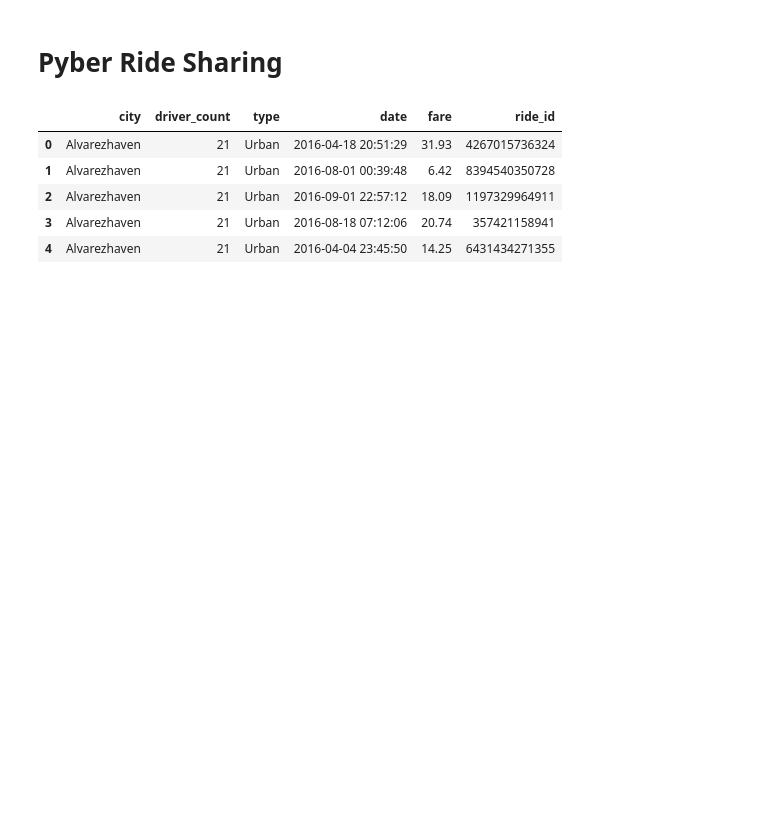
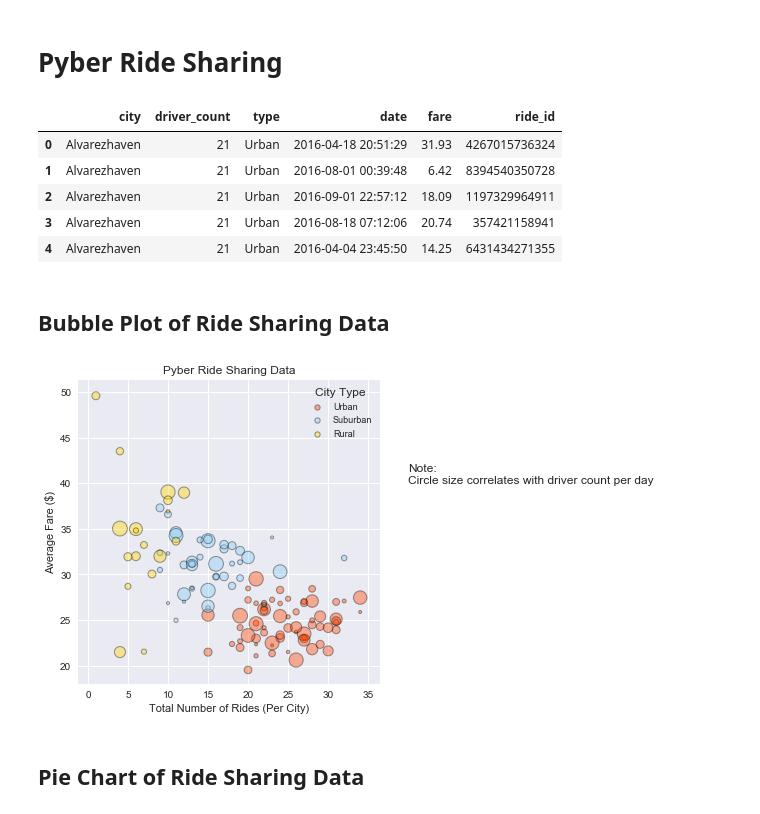
Before and after one commit to deleojean/matplotlib-challenge, a Jupyter notebook: Pyber/main.ipynb, the cells around one changed output. Saved outputs shown, nothing was run; the diff lists cells and outputs as text; code cells hidden in the pictures; blank space fills up the shorter version.

```diff
--- a/Pyber/main.ipynb
+++ b/Pyber/main.ipynb
@@ -31,3 +31,39 @@ pyber_data.head()
 | 2 | Alvarezhaven | 21 | Urban | 2016-09-01 22:57:12 | 18.09 | 1197329964911 |
 | 3 | Alvarezhaven | 21 | Urban | 2016-08-18 07:12:06 | 20.74 | 357421158941 |
 | 4 | Alvarezhaven | 21 | Urban | 2016-04-04 23:45:50 | 14.25 | 6431434271355 |
+# %% [markdown]
+## Bubble Plot of Ride Sharing Data
+# %%
+# Create Bubble Plot that showcases the relationship between four key variables
+average_fare = pyber_data.groupby('city').mean()
+total_ride   = pyber_data.groupby('city').count()
+dedup_data   = pyber_data.drop_duplicates('city').set_index('city') # create to retrieve driver_count and type
+
+bubble_data  = {'average fare': average_fare['fare'],
+                'total ride':   total_ride['ride_id'],
+                'total driver': dedup_data['driver_count'],
+                'city type':    dedup_data['type']}
+
+bubble_data  = pd.DataFrame(bubble_data).reset_index()
+
+# The colors of each categorical value
+colors       = ['orangered', 'lightskyblue', 'gold']
+
+# Creates the bubble plot based upon the values above
+# The size of each point on our plot is determined by their driver total
+sns.set() # sets seaborn grid
+sns.lmplot(x='total ride', y='average fare', hue='city type', data=bubble_data, fit_reg=False, legend_out=False,
+           scatter_kws={"s": bubble_data['total driver']*3, 'alpha':0.4, 'linewidth':1, 'edgecolors':"black"},
+           palette=colors)
+
+plt.legend(fontsize='9', title='City Type', markerscale=0.5)
+plt.title("Pyber Ride Sharing Data")
+plt.ylabel("Average Fare ($)")
+plt.xlabel("Total Number of Rides (Per City)")
+plt.text(40, 40, "Note:\nCircle size correlates with driver count per day", ha='left')
+
+plt.show()
+# %% [output]
+[figure, added]
+# %% [markdown]
+## Pie Chart of Ride Sharing Data
```
